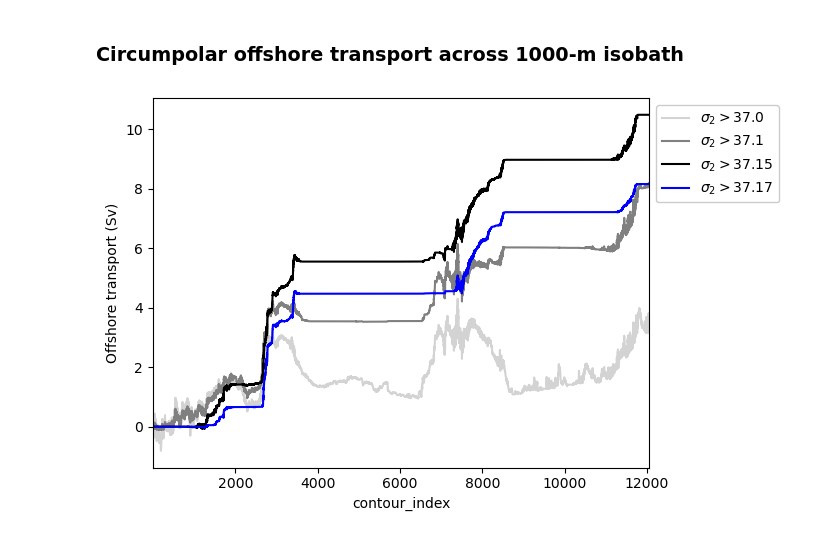
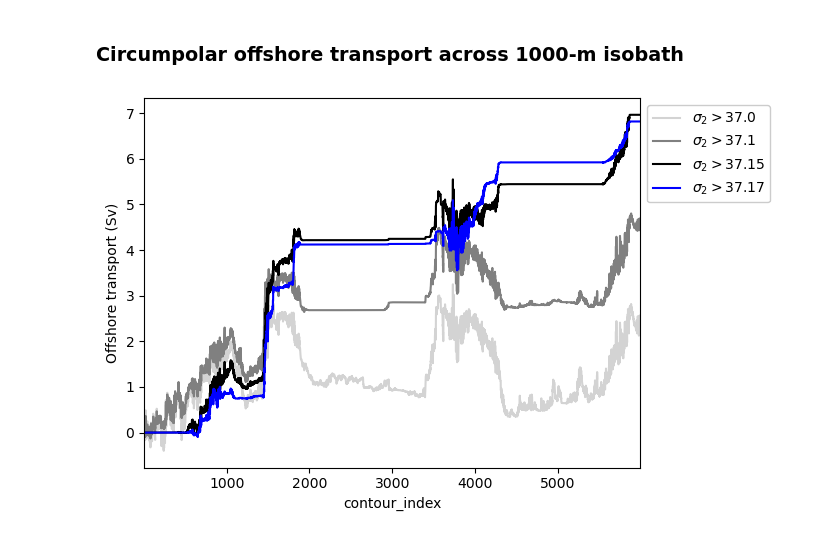
Before and after one commit to schmidt-christina/mom6_comparison, a Jupyter notebook: Shelf_export_calculation.ipynb, the cells around one changed output. Cells and saved outputs as stored; diff of their text form; code cells hidden in the pictures.

```diff
--- a/Shelf_export_calculation.ipynb
+++ b/Shelf_export_calculation.ipynb
@@ -42,5 +68,6 @@ Indexing experiment: panan_005deg_jra55_ryf
 # %%
-year = '1997'
+contour_depth = 1000
+year = '1991'
 
 start_time= year + '-01-01'
 end_time= year + '-12-31'
@@ -48,10 +75,7 @@ end_time= year + '-12-31'
 # reference density in MOM6
 rho_0 = 1035.0
 # Note: change this range, so it matches the size of your contour arrays
-if expt == 'panan_005deg_jra55_ryf':
-    lat_range = slice(-78, -59)
-else:
-    lat_range = slice(-90, -59)
+lat_range = slice(-79, -55)
 # %%
 DSW_region = {
     'name': ['Weddell', 'Prydz', 'Adelie', 'Ross'],
@@ -269,30 +276,30 @@ transp1000m_37_17 = vol_trans_across_contour.sel(rho2_l=slice(1037.17, None)).su
 # %%
 transp1000m_37_0.plot(
     color='lightgrey', label='$\sigma_2>37.0$')
 transp1000m_37_1.plot(
     color='grey', label='$\sigma_2>37.1$')
 transp1000m_37_15.plot(
     color='k', label='$\sigma_2>37.15$')
 transp1000m_37_17.plot(
     color='b', label='$\sigma_2>37.17$')
 
-if expt != 'panan_005deg_jra55_ryf':
-    col = ['tab:blue', 'tab:orange', 'tab:green', 'tab:brown']
-    for a, area_text in enumerate(DSW_region['name']):
-        if area_text == 'Prydz':
-            plt.axvspan(0, transp1000m_37_0.contour_index[DSW_region['ind_iso_max'][a]],
-                        alpha=0.5, color=col[a], label=DSW_region['name_long'][a])
-            plt.axvspan(transp1000m_37_0.contour_index[DSW_region['ind_iso_min'][a]], 6002,
-                        alpha=0.5, color=col[a])
-        else:
-            plt.axvspan(transp1000m_37_0.contour_index[DSW_region['ind_iso_min'][a]],
-                transp1000m_37_0.contour_index[DSW_region['ind_iso_max'][a]],
-                alpha=0.5, color=col[a], label=DSW_region['name_long'][a])
+# if expt[:12] != 'panan_005deg':
+#     col = ['tab:blue', 'tab:orange', 'tab:green', 'tab:brown']
+#     for a, area_text in enumerate(DSW_region['name']):
+#         if area_text == 'Prydz':
+#             plt.axvspan(0, transp1000m_37_0.contour_index[DSW_region['ind_iso_max'][a]],
+#                         alpha=0.5, color=col[a], label=DSW_region['name_long'][a])
+#             plt.axvspan(transp1000m_37_0.contour_index[DSW_region['ind_iso_min'][a]], 6002,
+#                         alpha=0.5, color=col[a])
+#         else:
+#             plt.axvspan(transp1000m_37_0.contour_index[DSW_region['ind_iso_min'][a]],
+#                 transp1000m_37_0.contour_index[DSW_region['ind_iso_max'][a]],
+#                 alpha=0.5, color=col[a], label=DSW_region['name_long'][a])
 
 plt.autoscale(enable=True, axis='x', tight=True)
 plt.legend(framealpha=1, loc='upper left', bbox_to_anchor=(1, 1))
 plt.ylabel('Offshore transport (Sv)')
 # plt.ylim(-1.6, 10)
 plt.show()
 # %% [output]
-[figure, old version]
+[figure, new version]
```
Also changed, not shown: parts of 16 cells of this notebook, 1 other file.
